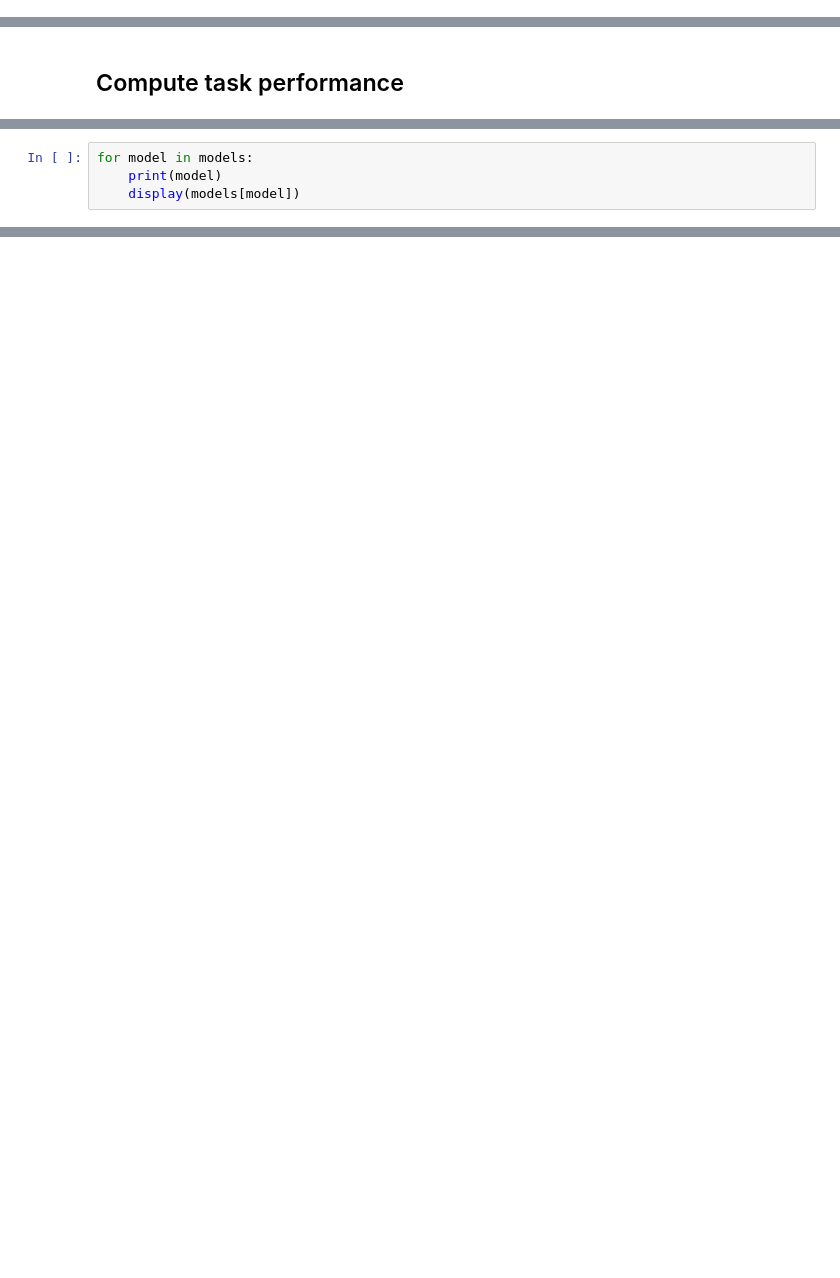
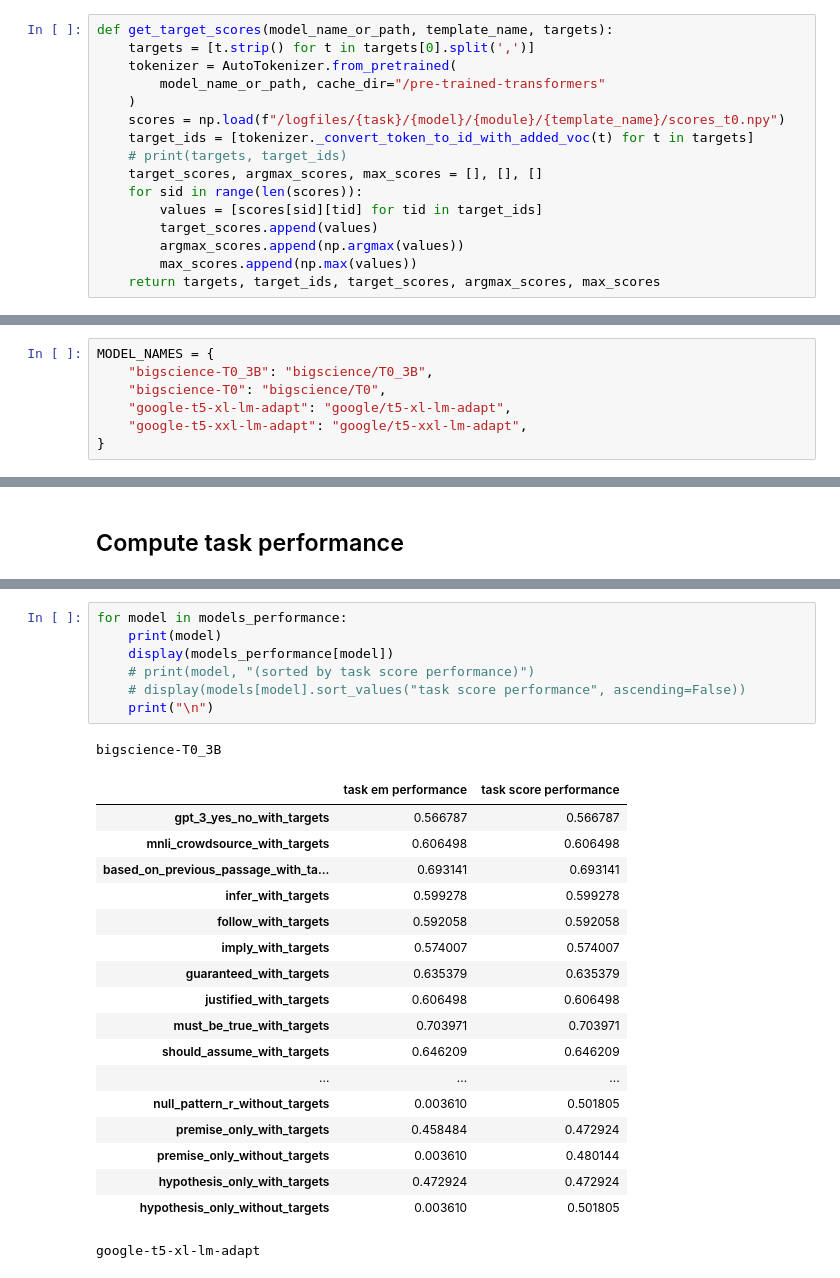
Before and after one commit to mmarius/t0-analysis, a Jupyter notebook: notebooks/rte_accuracy.ipynb, the cells around one changed output, grey strips where cells are left out. Saved outputs shown, nothing was run; the diff lists cells and outputs as text; blank space fills up the shorter version.

```diff
--- a/notebooks/rte_accuracy.ipynb
+++ b/notebooks/rte_accuracy.ipynb
@@ -7,3 +10,19 @@ from utils import load_hidden_representations_from_hdf5, read_templates_from_fil
+# %%
+def get_target_scores(model_name_or_path, template_name, targets):
+    targets = [t.strip() for t in targets[0].split(',')]
+    tokenizer = AutoTokenizer.from_pretrained(
+        model_name_or_path, cache_dir="/pre-trained-transformers"
+    )
+    scores = np.load(f"/logfiles/{task}/{model}/{module}/{template_name}/scores_t0.npy")
+    target_ids = [tokenizer._convert_token_to_id_with_added_voc(t) for t in targets]
+    # print(targets, target_ids)
+    target_scores, argmax_scores, max_scores = [], [], []
+    for sid in range(len(scores)):
+        values = [scores[sid][tid] for tid in target_ids]
+        target_scores.append(values)
+        argmax_scores.append(np.argmax(values))
+        max_scores.append(np.max(values))
+    return targets, target_ids, target_scores, argmax_scores, max_scores
 # %%
 # params
 log_dir = "/logfiles"
@@ -11,4 +30,11 @@ module = "decoder"
 task = "rte"
+# %%
+MODEL_NAMES = {
+    "bigscience-T0_3B": "bigscience/T0_3B",
+    "bigscience-T0": "bigscience/T0",
+    "google-t5-xl-lm-adapt": "google/t5-xl-lm-adapt",
+    "google-t5-xxl-lm-adapt": "google/t5-xxl-lm-adapt",
+}
 # %%
 df_prompts = read_templates_from_file(f"/t0-analysis/prompts/{task}/all.csv")
 # df_prompts = read_templates_from_file(f"/t0-analysis/prompts/{task}/fixed_prompt.csv")
@@ -61,4 +182,0 @@ dict_keys(['bigscience-T0_3B', 'bigscience-T0', 'google-t5-xl-lm-adapt', 'google
-# %%
-for model in models:
-    print(model)
-    display(models[model])
@@ -125,0 +183,27 @@ google-t5-xxl-lm-adapt
+# %%
+for model in models_performance:
+    print(model)
+    display(models_performance[model])
+    # print(model, "(sorted by task score performance)")
+    # display(models[model].sort_values("task score performance", ascending=False))
+    print("\n")
+# %% [output]
+bigscience-T0_3B
+|  | task em performance | task score performance |
+| gpt_3_yes_no_with_targets | 0.566787 | 0.566787 |
+| mnli_crowdsource_with_targets | 0.606498 | 0.606498 |
+| based_on_previous_passage_with_ta... | 0.693141 | 0.693141 |
+| infer_with_targets | 0.599278 | 0.599278 |
+| follow_with_targets | 0.592058 | 0.592058 |
+| imply_with_targets | 0.574007 | 0.574007 |
+| guaranteed_with_targets | 0.635379 | 0.635379 |
+| justified_with_targets | 0.606498 | 0.606498 |
+| must_be_true_with_targets | 0.703971 | 0.703971 |
+| should_assume_with_targets | 0.646209 | 0.646209 |
+| ... | ... | ... |
+| null_pattern_r_without_targets | 0.003610 | 0.501805 |
+| premise_only_with_targets | 0.458484 | 0.472924 |
+| premise_only_without_targets | 0.003610 | 0.480144 |
+| hypothesis_only_with_targets | 0.472924 | 0.472924 |
+| hypothesis_only_without_targets | 0.003610 | 0.501805 |
+google-t5-xl-lm-adapt
```
Also changed, not shown: parts of 11 cells of this notebook.
